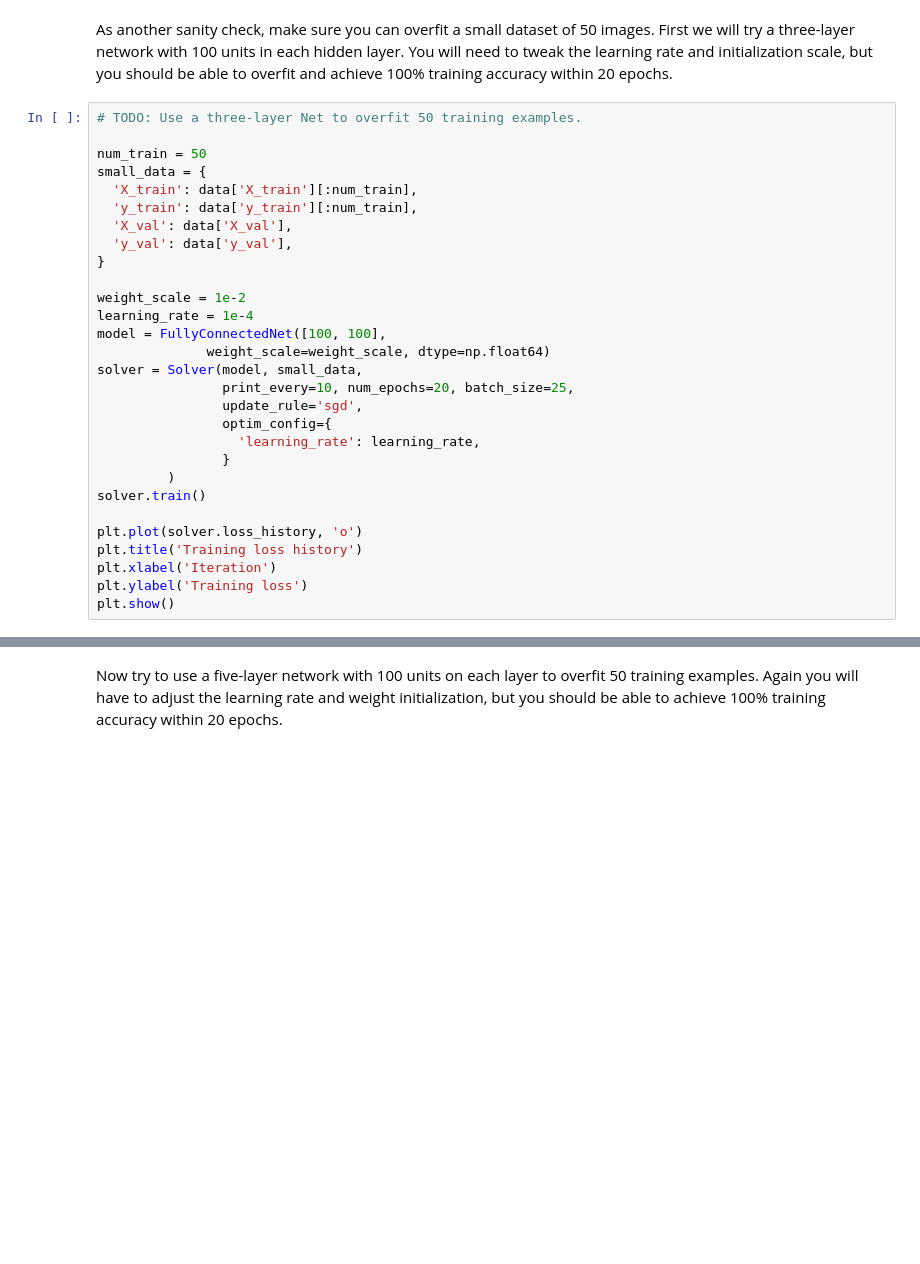
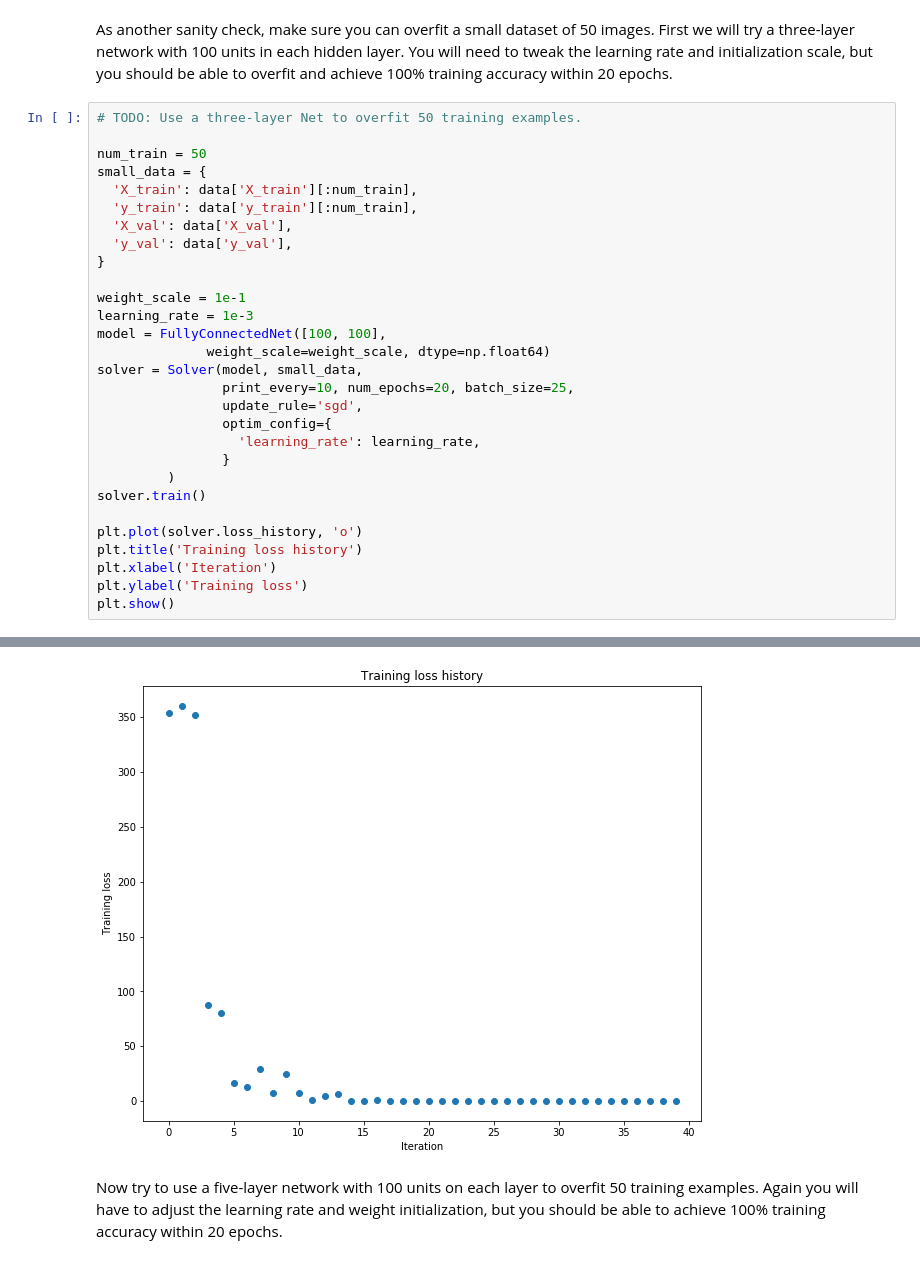
Before and after one commit to huohuotm/CS231, a Jupyter notebook: assignment2/FullyConnectedNets.ipynb, the cells around one changed output, grey strips where cells are left out. Saved outputs shown, nothing was run; the diff lists cells and outputs as text; blank space fills up the shorter version.

```diff
--- a/assignment2/FullyConnectedNets.ipynb
+++ b/assignment2/FullyConnectedNets.ipynb
@@ -387,8 +430,8 @@ small_data = {
   'y_val': data['y_val'],
 }
 
-weight_scale = 1e-2
-learning_rate = 1e-4
+weight_scale = 1e-1
+learning_rate = 1e-3
 model = FullyConnectedNet([100, 100],
               weight_scale=weight_scale, dtype=np.float64)
 solver = Solver(model, small_data,
@@ -405,3 +448,4 @@ plt.title('Training loss history')
 plt.xlabel('Iteration')
 plt.ylabel('Training loss')
 plt.show()
+# %% [output]
@@ -408,3 +469,4 @@ plt.show()
+[figure, added]
 # %% [markdown]
 Now try to use a five-layer network with 100 units on each layer to overfit 50 training examples. Again you will have to adjust the learning rate and weight initialization, but you should be able to achieve 100% training accuracy within 20 epochs.
 # %%
```
Also changed, not shown: parts of 5 cells of this notebook, 2 other files.
